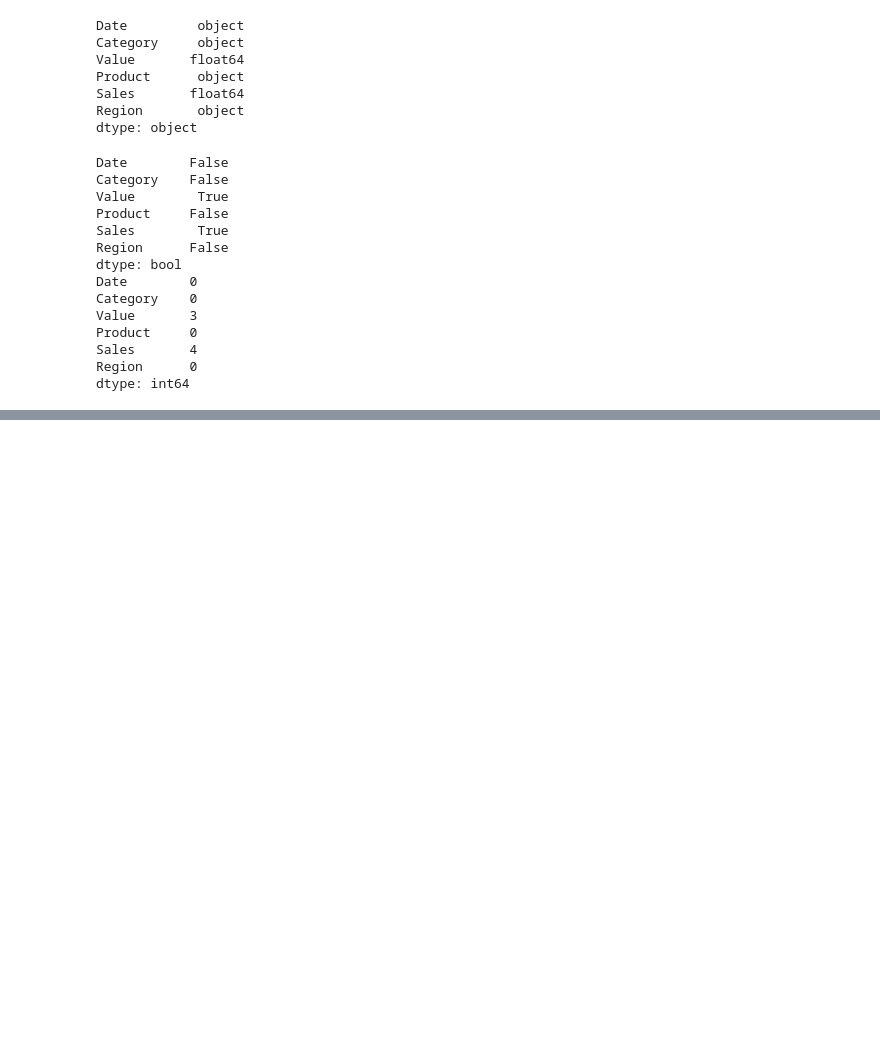
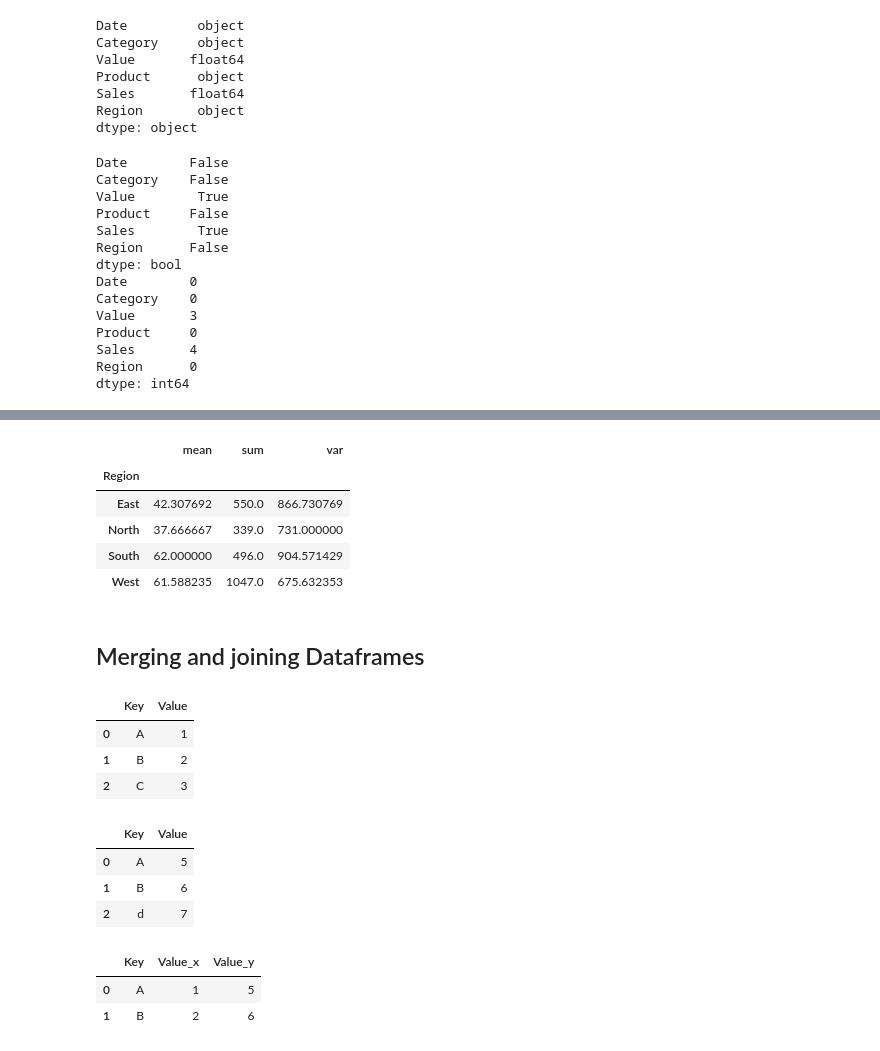
Before and after one commit to plufle/ai-ml-learning, a Jupyter notebook: Data-Analystics/data_pandas.ipynb, the cells around one changed output, grey strips where cells are left out. Cells and saved outputs as stored; diff of their text form; code cells hidden in the pictures; blank space fills up the shorter version.

```diff
--- a/Data-Analystics/data_pandas.ipynb
+++ b/Data-Analystics/data_pandas.ipynb
@@ -64,0 +159,35 @@ dtype: int64
+# %%
+group  = df.groupby("Region")["Value"].agg(["mean","sum","var"])
+group
+# %% [output]
+|  | mean | sum | var |
+| Region |  |  |  |
+| East | 42.307692 | 550.0 | 866.730769 |
+| North | 37.666667 | 339.0 | 731.000000 |
+| South | 62.000000 | 496.0 | 904.571429 |
+| West | 61.588235 | 1047.0 | 675.632353 |
+# %% [markdown]
+
+## Merging and joining Dataframes
+# %%
+df1 = pd.DataFrame({"Key": ["A","B","C"],"Value":[1,2,3]})
+df1
+# %% [output]
+|  | Key | Value |
+| 0 | A | 1 |
+| 1 | B | 2 |
+| 2 | C | 3 |
+# %%
+df2 = pd.DataFrame({"Key": ["A","B","d"],"Value":[5,6,7]})
+df2
+# %% [output]
+|  | Key | Value |
+| 0 | A | 5 |
+| 1 | B | 6 |
+| 2 | d | 7 |
+# %%
+pd.merge(df1,df2,on="Key",how="inner")
+# %% [output]
+|  | Key | Value_x | Value_y |
+| 0 | A | 1 | 5 |
+| 1 | B | 2 | 6 |
```
Also changed, not shown: parts of 11 cells of this notebook, 7 other files.
